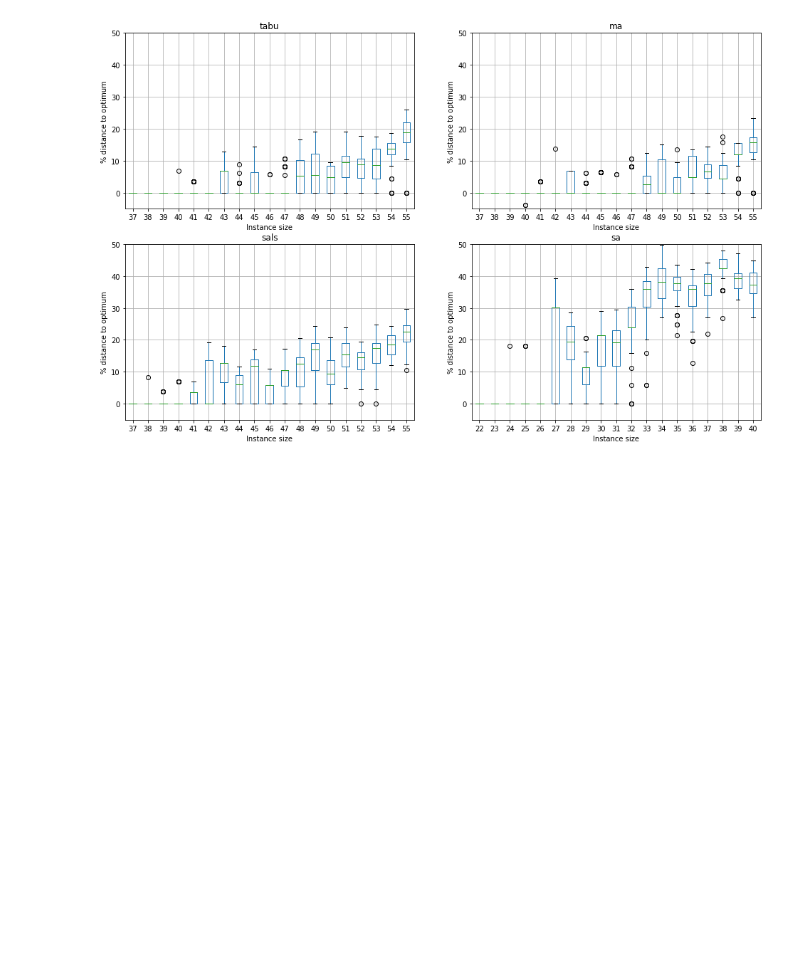
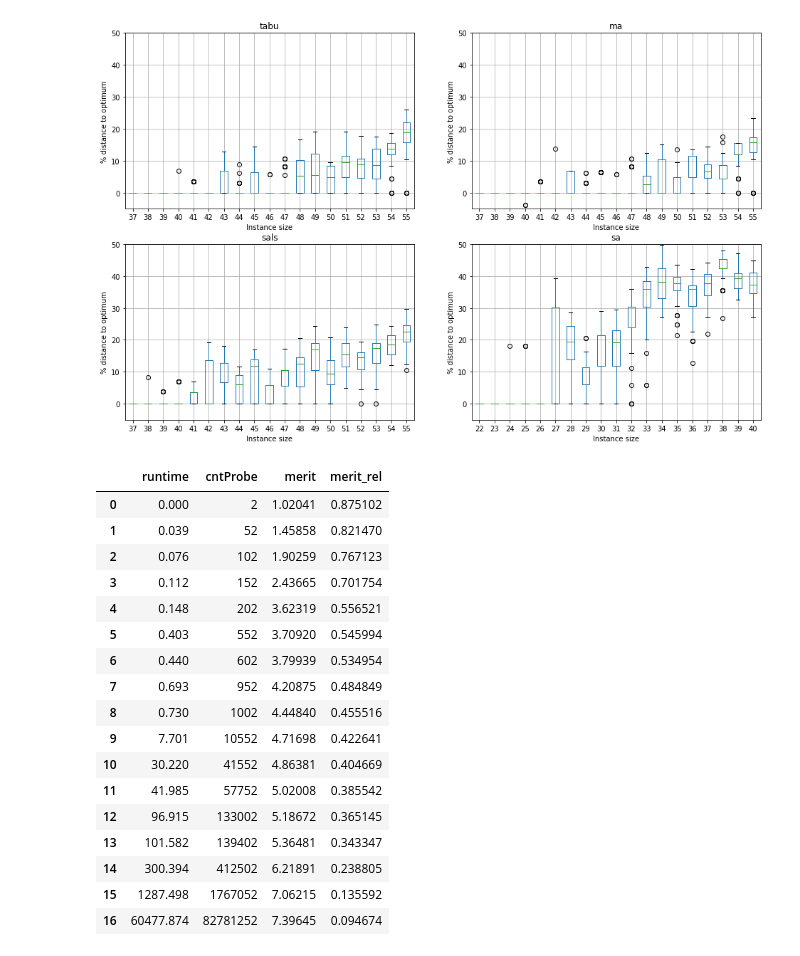
Before and after one commit to CHoudrouge4/osh, a Jupyter notebook: Analysis.ipynb, the cells around one changed output. Cells and saved outputs as stored; diff of their text form; code cells hidden in the pictures; blank space fills up the shorter version.

```diff
--- a/Analysis.ipynb
+++ b/Analysis.ipynb
@@ -269,3 +270,45 @@ for solver, i in zip(allSolvers,range(1,5)):
 plt.savefig("pics/distance_boxes.pdf", type="pdf")
 # %% [output]
 [figure]
+# %%
+experimentDir = "speed_comparison_data/"
+
+speedNs = [50,51]
+
+speedData = {}
+
+for solverName in os.listdir(experimentDir):
+    speedData[solverName] = {}
+    dimensions = os.listdir(experimentDir + "/" + solverName)
+    for dimensionDir in sorted(dimensions):
+        dimension = int(dimensionDir[2:])
+        runDir = experimentDir+"/"+solverName+"/"+dimensionDir
+        speedData[solverName][dimension] = []
+        for runData in os.listdir(runDir):
+            runDataPath = runDir + "/" + runData
+            if runData.startswith("run"):
+                table = pd.read_csv(runDataPath, names=["runtime","cntProbe","merit"], header=None)
+                table['merit_rel'] = table.apply(lambda row: 1 - (row["merit"] / optimalValues[dimension]),axis=1)
+                table['runtime'] = table.apply(lambda row: row["runtime"] / 1000,axis=1)
+                speedData[solverName][dimension].append(table)
+# %%
+display(speedData["tabu"][50][0])
+# %% [output]
+|  | runtime | cntProbe | merit | merit_rel |
+| 0 | 0.000 | 2 | 1.02041 | 0.875102 |
+| 1 | 0.039 | 52 | 1.45858 | 0.821470 |
+| 2 | 0.076 | 102 | 1.90259 | 0.767123 |
+| 3 | 0.112 | 152 | 2.43665 | 0.701754 |
+| 4 | 0.148 | 202 | 3.62319 | 0.556521 |
+| 5 | 0.403 | 552 | 3.70920 | 0.545994 |
+| 6 | 0.440 | 602 | 3.79939 | 0.534954 |
+| 7 | 0.693 | 952 | 4.20875 | 0.484849 |
+| 8 | 0.730 | 1002 | 4.44840 | 0.455516 |
+| 9 | 7.701 | 10552 | 4.71698 | 0.422641 |
+| 10 | 30.220 | 41552 | 4.86381 | 0.404669 |
+| 11 | 41.985 | 57752 | 5.02008 | 0.385542 |
+| 12 | 96.915 | 133002 | 5.18672 | 0.365145 |
+| 13 | 101.582 | 139402 | 5.36481 | 0.343347 |
+| 14 | 300.394 | 412502 | 6.21891 | 0.238805 |
+| 15 | 1287.498 | 1767052 | 7.06215 | 0.135592 |
+| 16 | 60477.874 | 82781252 | 7.39645 | 0.094674 |
```
Also changed, not shown: parts of 2 cells of this notebook, 1 other file.
